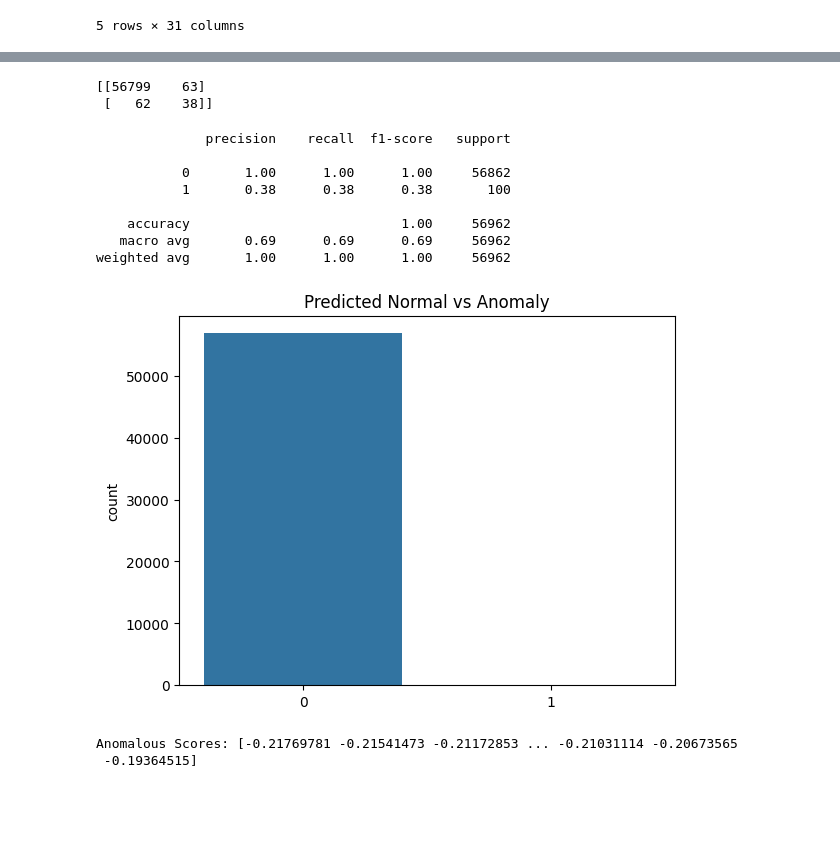
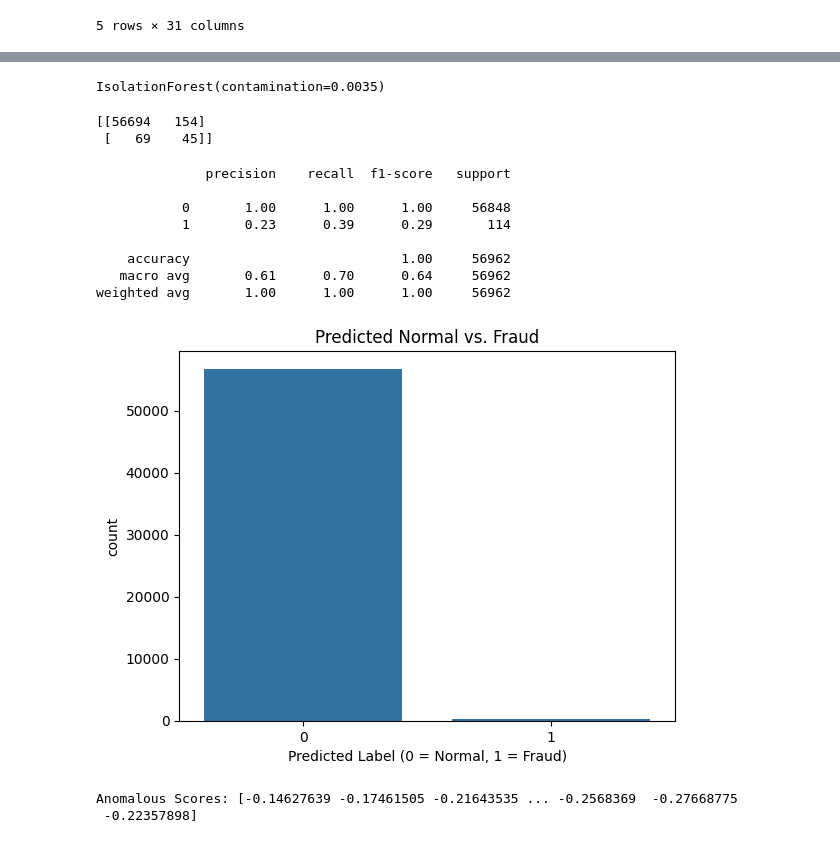
Before and after one commit to KartikAg13/credit_card_fraud, a Jupyter notebook: main.ipynb, the cells around one changed output, grey strips where cells are left out. Saved outputs shown, nothing was run; the diff lists cells and outputs as text; code cells hidden in the pictures; blank space fills up the shorter version.

```diff
--- a/main.ipynb
+++ b/main.ipynb
@@ -43,9 +34,0 @@ param_grid = {
-# %%
-contamination = y_data.mean()
-
-model = IsolationForest()
-grid_search = GridSearchCV(model, param_grid=param_grid, scoring='f1_macro', cv=3, n_jobs=-1)
-
-grid_search.fit(x_train, y_train)
-best_model = grid_search.best_estimator_
-print(f"Best Params: {best_model}")
@@ -71,36 +35,45 @@ KeyboardInterrupt:
+# %%
+# contamination = y_data.mean()
+
+model = IsolationForest(contamination=0.0035)
+model.fit(x_train)
+# %% [output]
+IsolationForest(contamination=0.0035)
 # %%
-y_predicted = best_model.predict(x_test)
+y_predicted = model.predict(x_test)
 
 # Map predictions: anomaly -> 1 and normal -> 0
-y_predicted = [1 if y == -1 else 0 for y in y_predicted]
+y_predicted = np.where(y_predicted == -1, 1, 0)
+y_test = np.where(y_test == -1, 1, 0)
 # %%
 print(confusion_matrix(y_test, y_predicted))
 # %% [output]
-[[56799    63]
- [   62    38]]
+[[56694   154]
+ [   69    45]]
 # %%
 print(classification_report(y_test, y_predicted))
 # %% [output]
               precision    recall  f1-score   support
 
-           0       1.00      1.00      1.00     56862
-           1       0.38      0.38      0.38       100
+           0       1.00      1.00      1.00     56848
+           1       0.23      0.39      0.29       114
 
     accuracy                           1.00     56962
-   macro avg       0.69      0.69      0.69     56962
+   macro avg       0.61      0.70      0.64     56962
 weighted avg       1.00      1.00      1.00     56962
 # %%
 sns.countplot(x=y_predicted)
-plt.title('Predicted Normal vs Anomaly')
+plt.title('Predicted Normal vs. Fraud')
+plt.xlabel('Predicted Label (0 = Normal, 1 = Fraud)')
 plt.show()
 # %% [output]
-[figure, old version]
+[figure, new version]
 # %%
-scores = -grid_search.decision_function(x_test)
+scores = -model.decision_function(x_test)
 print(f"Anomalous Scores: {scores}")
 # %% [output]
-Anomalous Scores: [-0.21769781 -0.21541473 -0.21172853 ... -0.21031114 -0.20673565
- -0.19364515]
+Anomalous Scores: [-0.14627639 -0.17461505 -0.21643535 ... -0.2568369  -0.27668775
+ -0.22357898]
 # %%
 ap_score = average_precision_score(y_test, scores)
 print(f"Average Precision Score: {ap_score}")
```
Also changed, not shown: parts of 10 cells of this notebook.
